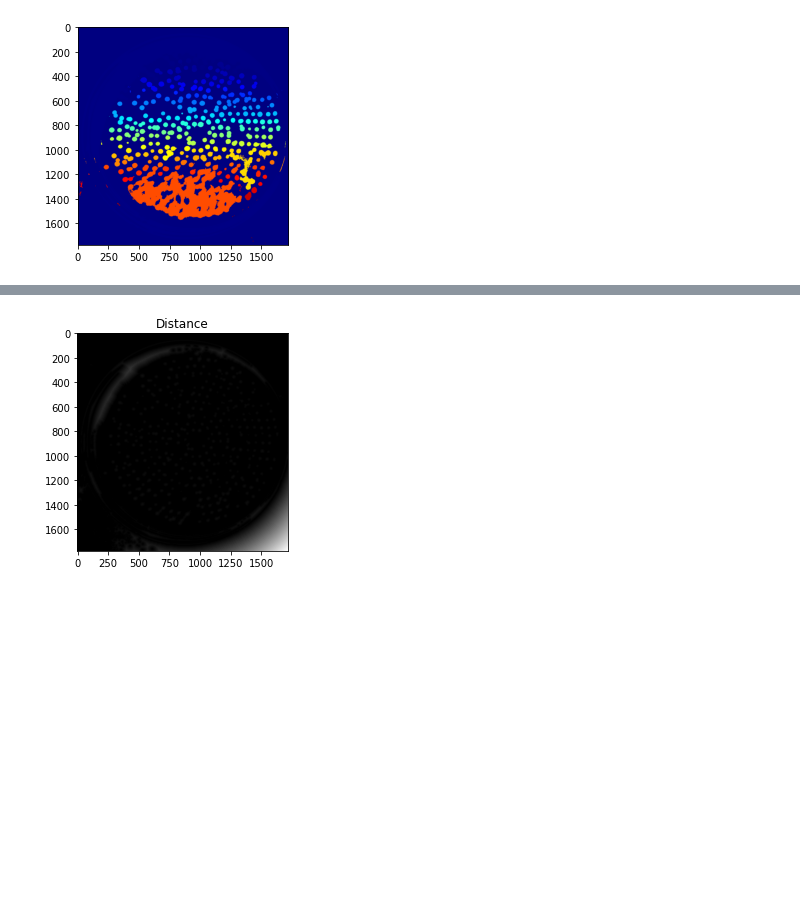
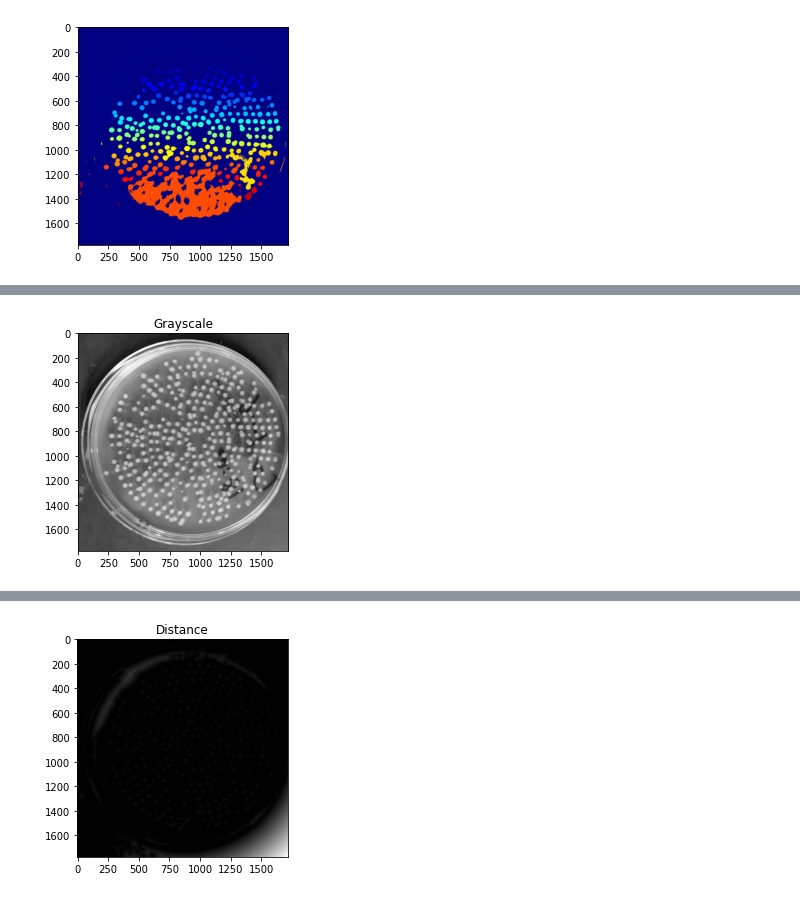
Before and after one commit to Aliktk/Python_Chilla, a Jupyter notebook: projects/bacterial_count/Bacterial_count copy.ipynb, the cells around one changed output, grey strips where cells are left out. Saved outputs shown, nothing was run; the diff lists cells and outputs as text; code cells hidden in the pictures; blank space fills up the shorter version.

```diff
--- a/projects/bacterial_count/Bacterial_count copy.ipynb
+++ b/projects/bacterial_count/Bacterial_count copy.ipynb
@@ -194,3 +340,97 @@ def ShowImage(title,img,ctype):
     raise Exception("Unknown colour type")
   plt.title(title)
   plt.show()
+#Read in image
+
+img         = cv2.imread('bactaria.jpg')
+#Convert to a single, grayscale channel
+gray        = cv2.cvtColor(img,cv2.COLOR_BGR2GRAY)
+#Threshold the image to binary using Otsu's method
+ret, thresh = cv2.threshold(gray,0,255,cv2.THRESH_BINARY_INV+cv2.THRESH_OTSU)
+print("*************Orginal Image*************")
+ShowImage('Grayscale',gray,'gray')
+print("*************Applying OTSU Image*************")
+
+ShowImage('Applying Otsu',thresh,'gray')
+#Make a histogram of the intensities in the grayscale image
+print("*************Histogram of Image*************")
+
+plt.hist(gray.ravel(),256)
+plt.show()
+cell_hsvmin  = (0, 40, 50)  #Lower end of the HSV range defining the nuclei
+cell_hsvmax  = (179, 255, 255) #Upper end of the HSV range defining the nuclei
+# (hMin = 0 , sMin = 0, vMin = 0), (hMax = 179 , sMax = 255, vMax = 255)
+#Transform image to HSV color space
+hsv          = cv2.cvtColor(img,cv2.COLOR_BGR2HSV)
+#Threshold based on HSV values
+color_thresh = cv2.inRange(hsv, cell_hsvmin, cell_hsvmax)
+print("*************Threshold of the Image*************")
+
+ShowImage('Color Threshold',color_thresh,'gray')
+
+masked = cv2.bitwise_and(img,img, mask=color_thresh)
+print("*************Color Threshold Mask of the Image*************")
+
+ShowImage('Color Threshold Maksed',masked,'bgr')
+#Convert pixel space to an array of triplets. These are vectors in 3-space.
+Z = hsv.reshape((-1,3))
+#Convert to floating point
+Z = np.float32(Z)
+#Define the K-means criteria, these are not too important
+criteria = (cv2.TERM_CRITERIA_EPS + cv2.TERM_CRITERIA_MAX_ITER, 10, 1.0)
+#Define the number of clusters to find
+K = 10
+#Perform the k-means transformation. What we get back are:
+#*Centers: The coordinates at the center of each 3-space cluster
+#*Labels: Numeric labels for each cluster
+#*Ret: A return code indicating whether the algorithm converged, &c.
+ret,label,center = cv2.kmeans(Z,K,None,criteria,10,cv2.KMEANS_RANDOM_CENTERS)
+
+#Produce an image using only the center colours of the clusters
+center = np.uint8(center)
+khsv   = center[label.flatten()]
+khsv   = khsv.reshape((img.shape))
+
+print("*************K-Mean HSV channel of the Image*************")
+
+ShowImage('K-means',khsv,'hsv')
+
+#Reshape labels for masking
+label = label.reshape(img.shape[0:2])
+print("*************K-Mean Labels of the Image*************")
+
+ShowImage('K-means Labels',label,'gray')
+#(Distance,Label) pairs
+nucleus_colour = np.array([139, 106, 192])
+cell_colour    = np.array([130, 41,  207])
+nuclei_label  = (np.inf,-1)
+cell_label    = (np.inf,-1)
+for l,c in enumerate(center):
+  print(l,c)
+  dist_nuc = np.sum(np.square(c-nucleus_colour)) #Euclidean distance between colours
+  if dist_nuc<nuclei_label[0]:
+        nuclei_label=(dist_nuc,l)
+  dist_cell = np.sum(np.square(c-cell_colour)) #Euclidean distance between colours
+  if dist_cell<cell_label[0]:
+        cell_label=(dist_cell,l)
+nuclei_label = nuclei_label[1]
+cell_label   = cell_label[1]
+print("Nuclei label={0}, cell label={1}".format(nuclei_label,cell_label))
+#Multiply by 1 to keep image in an integer format suitable for OpenCV
+thresh = cv2.bitwise_or(1*(label==nuclei_label),1*(label==cell_label))
+thresh = np.uint8(thresh)
+print("*************Binary Image*************")
+
+# ShowImage('Binary',thresh,'gray')
+
+# contours, hierarchy = cv2.findContours(khsv, cv2.RETR_TREE, cv2.CHAIN_APPROX_SIMPLE)
+# contoursImg = cv2.cvtColor(morphImg, cv2.COLOR_GRAY2RGB)
+# cv2.drawContours(contoursImg, contours, -1, (255,100,10), 3)
+# cv2.imwrite("result.jpg", contoursImg)
+
+# print("Total Number of Bactaria is: ", len(center))
+#Remove noise by eliminating single-pixel patches
+# kernel  = np.ones((3,3),np.uint8)
+# opening = cv2.morphologyEx(thresh,cv2.MORPH_OPEN, kernel, iterations = 6)
+# ShowImage('Opening',opening,'gray')
+# %% [output]
@@ -196,0 +438 @@ def ShowImage(title,img,ctype):
+[figure, added]
```
Also changed, not shown: parts of 34 cells of this notebook, 31 other files.
